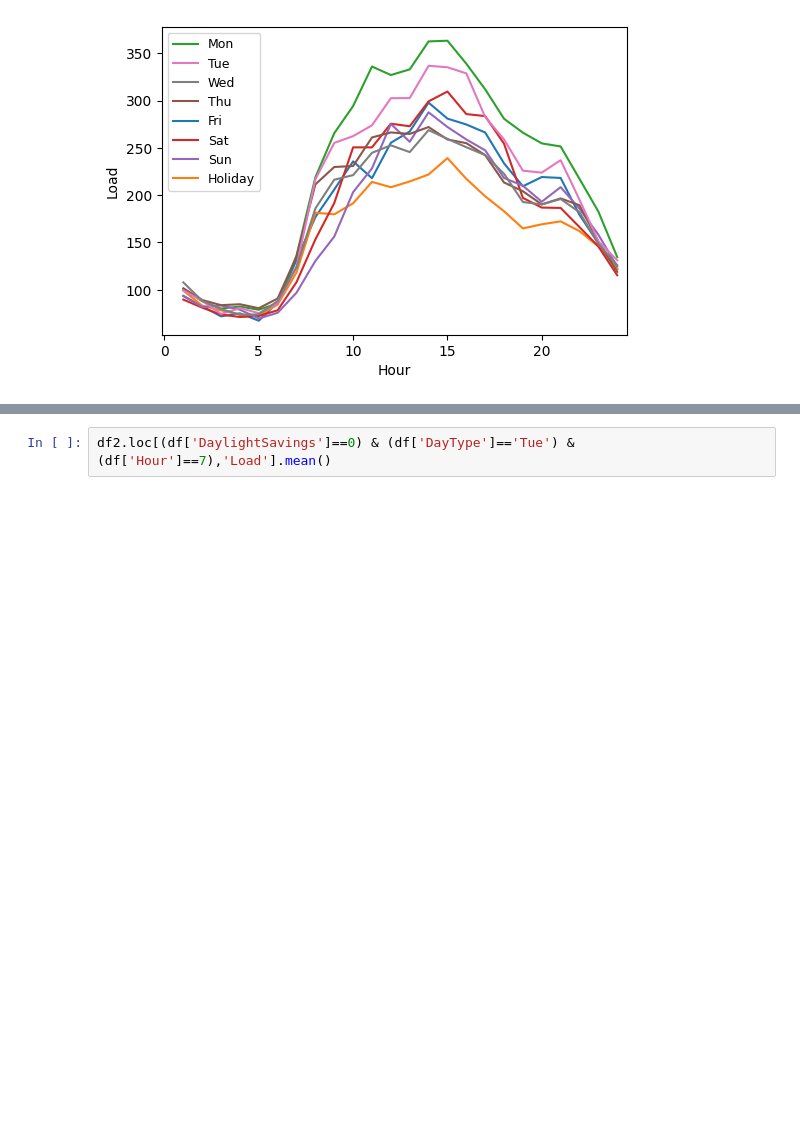
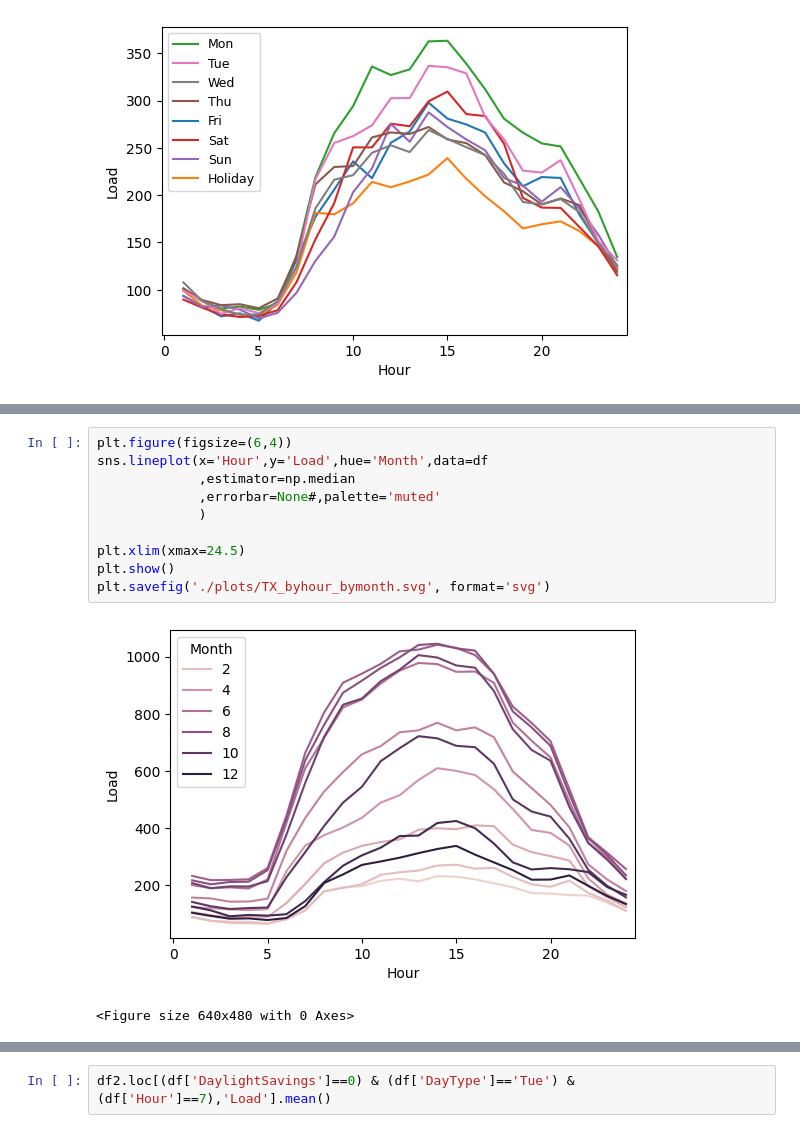
Before and after one commit to jkompan/microgrid, a Jupyter notebook: 1-microgrid-TX-analysis.ipynb, the cells around one changed output, grey strips where cells are left out. Drawn from its saved outputs; the diff is of its cells as text; blank space fills up the shorter version.

```diff
--- a/1-microgrid-TX-analysis.ipynb
+++ b/1-microgrid-TX-analysis.ipynb
@@ -124,0 +123,13 @@ plt.show()
+# %%
+plt.figure(figsize=(6,4))
+sns.lineplot(x='Hour',y='Load',hue='Month',data=df
+             ,estimator=np.median
+             ,errorbar=None#,palette='muted'
+             )
+
+plt.xlim(xmax=24.5)
+plt.show()
+plt.savefig('./plots/TX_byhour_bymonth.svg', format='svg')
+# %% [output]
+[figure, added]
+<Figure size 640x480 with 0 Axes>
```
Also changed, not shown: parts of 9 cells of this notebook, 5 other files.
